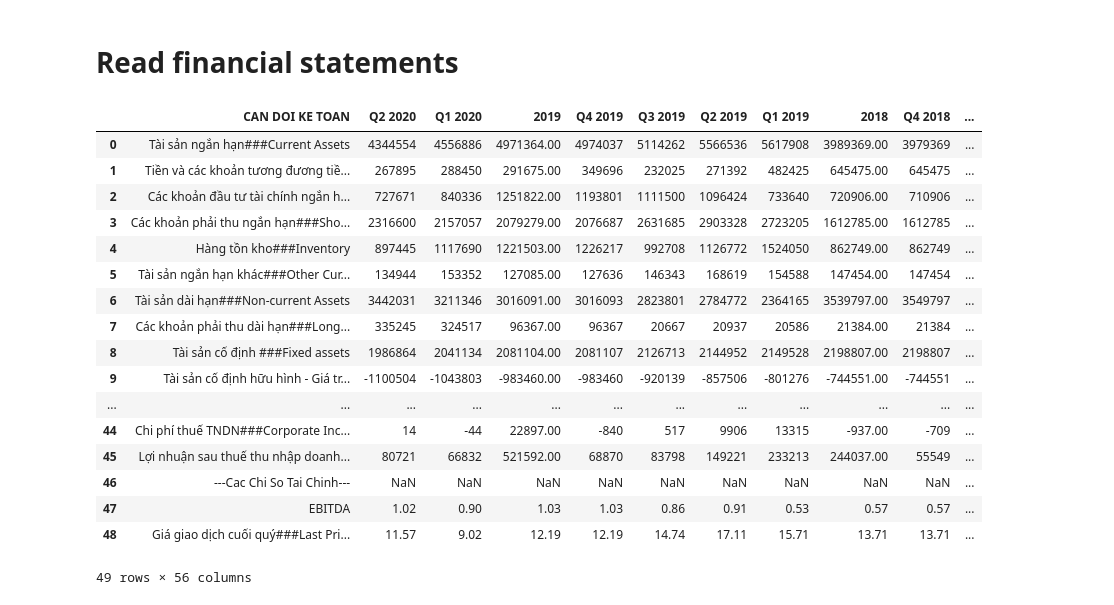
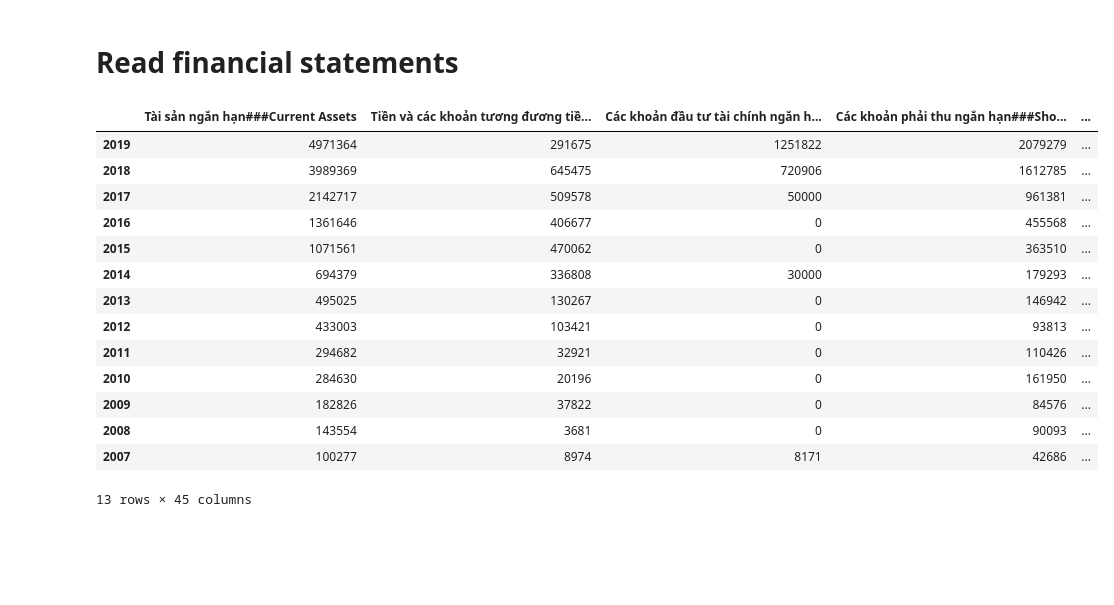
Before and after one commit to akizminet/KLTN, a Jupyter notebook: Trade Credit and Stock Liquidity.ipynb, the cells around one changed output. Cells and saved outputs as stored; diff of their text form; code cells hidden in the pictures; blank space fills up the shorter version.

```diff
--- a/Trade Credit and Stock Liquidity.ipynb
+++ b/Trade Credit and Stock Liquidity.ipynb
@@ -177,22 +161,0 @@ for cophieu in files[0:1]:
-# %%
-df = pd.read_csv("BCTC/AAA.tsv",delimiter='\t')
-corp["TICKER"]=
-# %% [output]
-|  | CAN DOI KE TOAN | Q2 2020 | Q1 2020 | 2019 | Q4 2019 | Q3 2019 | Q2 2019 | Q1 2019 | 2018 | Q4 2018 | ... |
-| 0 | Tài sản ngắn hạn###Current Assets | 4344554 | 4556886 | 4971364.00 | 4974037 | 5114262 | 5566536 | 5617908 | 3989369.00 | 3979369 | ... |
-| 1 | Tiền và các khoản tương đương tiề... | 267895 | 288450 | 291675.00 | 349696 | 232025 | 271392 | 482425 | 645475.00 | 645475 | ... |
-| 2 | Các khoản đầu tư tài chính ngắn h... | 727671 | 840336 | 1251822.00 | 1193801 | 1111500 | 1096424 | 733640 | 720906.00 | 710906 | ... |
-| 3 | Các khoản phải thu ngắn hạn###Sho... | 2316600 | 2157057 | 2079279.00 | 2076687 | 2631685 | 2903328 | 2723205 | 1612785.00 | 1612785 | ... |
-| 4 | Hàng tồn kho###Inventory | 897445 | 1117690 | 1221503.00 | 1226217 | 992708 | 1126772 | 1524050 | 862749.00 | 862749 | ... |
-| 5 | Tài sản ngắn hạn khác###Other Cur... | 134944 | 153352 | 127085.00 | 127636 | 146343 | 168619 | 154588 | 147454.00 | 147454 | ... |
-| 6 | Tài sản dài hạn###Non-current Assets | 3442031 | 3211346 | 3016091.00 | 3016093 | 2823801 | 2784772 | 2364165 | 3539797.00 | 3549797 | ... |
-| 7 | Các khoản phải thu dài hạn###Long... | 335245 | 324517 | 96367.00 | 96367 | 20667 | 20937 | 20586 | 21384.00 | 21384 | ... |
-| 8 | Tài sản cố định ###Fixed assets | 1986864 | 2041134 | 2081104.00 | 2081107 | 2126713 | 2144952 | 2149528 | 2198807.00 | 2198807 | ... |
-| 9 | Tài sản cố định hữu hình - Giá tr... | -1100504 | -1043803 | -983460.00 | -983460 | -920139 | -857506 | -801276 | -744551.00 | -744551 | ... |
-| ... | ... | ... | ... | ... | ... | ... | ... | ... | ... | ... | ... |
-| 44 | Chi phí thuế TNDN###Corporate Inc... | 14 | -44 | 22897.00 | -840 | 517 | 9906 | 13315 | -937.00 | -709 | ... |
-| 45 | Lợi nhuận sau thuế thu nhập doanh... | 80721 | 66832 | 521592.00 | 68870 | 83798 | 149221 | 233213 | 244037.00 | 55549 | ... |
-| 46 | ---Cac Chi So Tai Chinh--- | NaN | NaN | NaN | NaN | NaN | NaN | NaN | NaN | NaN | ... |
-| 47 | EBITDA | 1.02 | 0.90 | 1.03 | 1.03 | 0.86 | 0.91 | 0.53 | 0.57 | 0.57 | ... |
-| 48 | Giá giao dịch cuối quý###Last Pri... | 11.57 | 9.02 | 12.19 | 12.19 | 14.74 | 17.11 | 15.71 | 13.71 | 13.71 | ... |
-49 rows × 56 columns
@@ -251,0 +162,30 @@ Giá giao dịch cuối quý###Last Price of Quarter
+# %%
+CDKT = pd.read_csv("BCTC/AAA.tsv",delimiter='\t',nrows=27)
+CDKT.set_index('CAN DOI KE TOAN',inplace=True)
+CDKT = CDKT.T
+#CDKT.index = CDKT.index.str.strip()
+CDKT = CDKT[CDKT.index.str.strip().str.isnumeric()]
+# CDKT.rename_axis(index=None)
+KQKD = pd.read_csv("BCTC/AAA.tsv",delimiter='\t',skiprows=28, nrows=18)
+KQKD.set_index('KET QUA KINH DOANH',inplace=True)
+KQKD = KQKD.T
+KQKD = KQKD[KQKD.index.str.strip().str.isnumeric()]
+# KQKD.rename_axis(index=None)
+Tonghop=CDKT.join(KQKD,how='inner')
+Tonghop
+# %% [output]
+|  | Tài sản ngắn hạn###Current Assets | Tiền và các khoản tương đương tiề... | Các khoản đầu tư tài chính ngắn h... | Các khoản phải thu ngắn hạn###Sho... | ... |
+| 2019 | 4971364 | 291675 | 1251822 | 2079279 | ... |
+| 2018 | 3989369 | 645475 | 720906 | 1612785 | ... |
+| 2017 | 2142717 | 509578 | 50000 | 961381 | ... |
+| 2016 | 1361646 | 406677 | 0 | 455568 | ... |
+| 2015 | 1071561 | 470062 | 0 | 363510 | ... |
+| 2014 | 694379 | 336808 | 30000 | 179293 | ... |
+| 2013 | 495025 | 130267 | 0 | 146942 | ... |
+| 2012 | 433003 | 103421 | 0 | 93813 | ... |
+| 2011 | 294682 | 32921 | 0 | 110426 | ... |
+| 2010 | 284630 | 20196 | 0 | 161950 | ... |
+| 2009 | 182826 | 37822 | 0 | 84576 | ... |
+| 2008 | 143554 | 3681 | 0 | 90093 | ... |
+| 2007 | 100277 | 8974 | 8171 | 42686 | ... |
+13 rows × 45 columns
```
Also changed, not shown: parts of 5 cells of this notebook, 5 other files.
